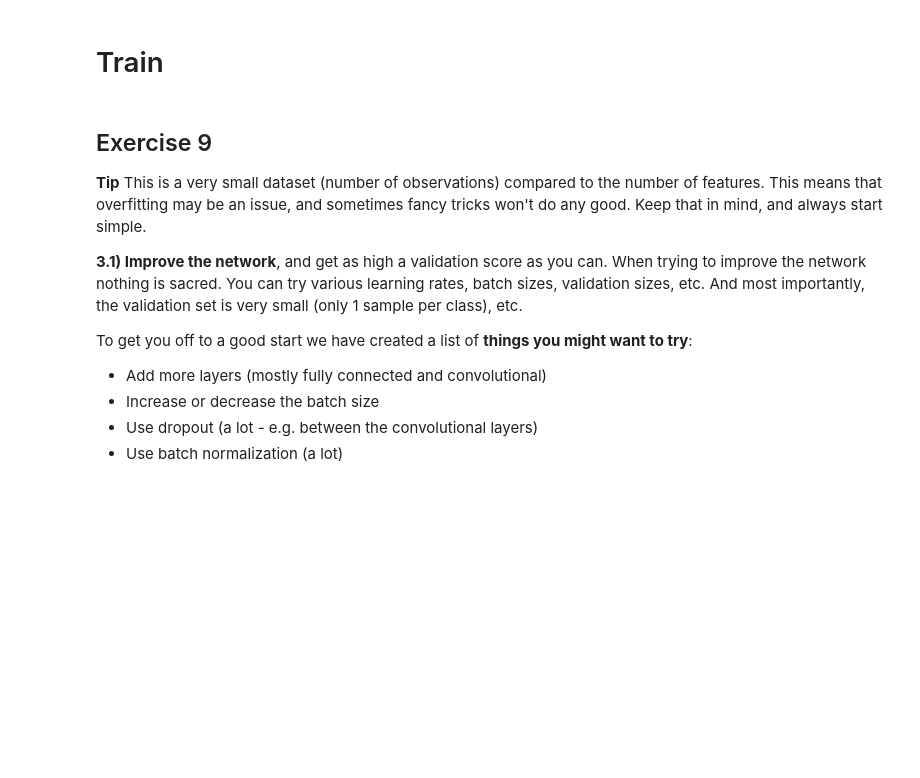
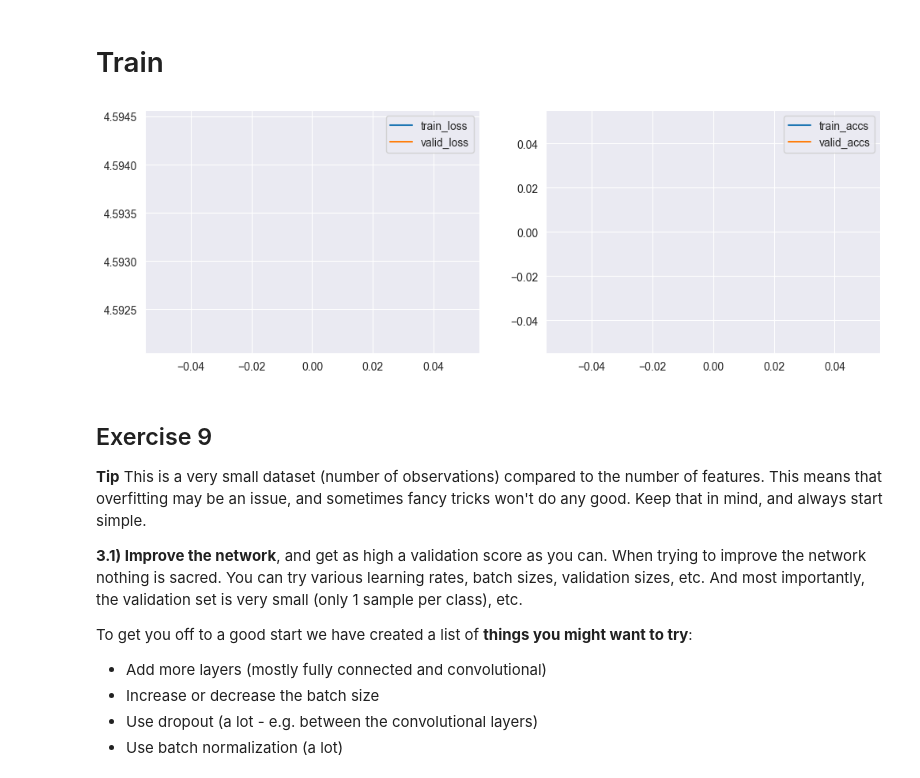
Before and after one commit to FabianScott/02456-deep-learning-with-PyTorch, a Jupyter notebook: 6_Mini_Project/6.1-EXE-Kaggle-Leaf-Challenge.ipynb, the cells around one changed output. Drawn from its saved outputs; the diff is of its cells as text; code cells hidden in the pictures; blank space fills up the shorter version.

```diff
--- a/6_Mini_Project/6.1-EXE-Kaggle-Leaf-Challenge.ipynb
+++ b/6_Mini_Project/6.1-EXE-Kaggle-Leaf-Challenge.ipynb
@@ -355,8 +337,8 @@ In the above cell the data is loaded, reshaped and stored as an object. If you w
 #     pickle.dump(data, f)
 # %%
-# # Load the data from a pickle file
-# with open(drive_path + '/data.pickle', 'rb') as f:
-#     data = pickle.load(f)
+# Load the data from a pickle file
+with open(path + 'data.pickle', 'rb') as f:
+    data = pickle.load(f)
 # %% [markdown]
 ## Batch Generator
 
@@ -374,7 +356,7 @@ Choose a reasonable batch size the `batch_size = ?` parameter below, and note yo
   * Training speed is decreased when using a larger batch size as there are fewer gradient steps
   I have chosen 128 as a batch size as a compromise between as these features**
 # %%
-batch_size = 128
+batch_size = 99
 dummy_batch_gen = data_utils.batch_generator(data, batch_size=batch_size, num_classes=NUM_CLASSES, num_iterations=5e3, seed=42)
 train_batch = next(dummy_batch_gen.gen_train())
 valid_batch, i = next(dummy_batch_gen.gen_valid())
@@ -432,7 +414,7 @@ import torch.optim as optim
 from torch.nn import Linear, GRU, Conv2d, Dropout, MaxPool2d, BatchNorm1d
 from torch.nn.functional import relu, elu, relu6, sigmoid, tanh, softmax
 # %%
-use_cuda = torch.cuda.is_available()
+use_cuda = False#torch.cuda.is_available()
 print("Running GPU.") if use_cuda else print("No GPU available.")
 
 
@@ -545,7 +544,7 @@ Net(
 8.1) Since this is a classification task we will use the cross-entropy loss. Define the cross-entropy loss as the loss function in the code below.
 # %%
 LEARNING_RATE = 0.001
-criterion = nn.CrossEntropyLoss          # <-- Your code here.
+criterion = nn.CrossEntropyLoss()          # <-- Your code here.
 
 # weight_decay is equal to L2 regularization
 optimizer = optim.Adam(net.parameters(), lr=LEARNING_RATE)
@@ -599,7 +605,7 @@ eval_every = 100
 
 # Function to get label
 def get_labels(batch):
-    return get_variable(Variable(torch.from_numpy(batch['ts']).long()))
+    return get_variable(Variable(torch.from_numpy(batch['ts']).float()))
 
 # Function to get input
 def get_input(batch):
@@ -635,8 +641,9 @@ for i, batch_train in enumerate(batch_gen.gen_train()):
         for batch_valid, num in batch_gen.gen_valid():
             output = net(**get_input(batch_valid))
             labels_argmax = torch.max(get_labels(batch_valid), 1)[1]
-            val_losses += criterion(output['out'], labels_argmax) * num
-            val_accs += accuracy(output['out'], labels_argmax) * num
+            # labels_argmax = torch.tensor(labels_argmax, dtype=torch.float)
+            val_losses += criterion(torch.tensor(output['out'], dtype=torch.float), labels_argmax) * num
+            val_accs += accuracy(torch.tensor(output['out'],dtype=torch.float), labels_argmax) * num
             val_lengths += num
 
         # Divide by the total accumulated batch sizes
@@ -652,33 +659,35 @@ for i, batch_train in enumerate(batch_gen.gen_train()):
     output = net(**get_input(batch_train))
     labels_argmax = torch.max(get_labels(batch_train), 1)[1]
     batch_loss = criterion(output['out'], labels_argmax)
 
     train_iter.append(i)
     train_loss.append(float(get_numpy(batch_loss)))
     train_accs.append(float(get_numpy(accuracy(output['out'], labels_argmax))))
 
     optimizer.zero_grad()
     batch_loss.backward()
     optimizer.step()
 
     # Log i figure
     if i % log_every == 0:
         fig = plt.figure(figsize=(12,4))
         plt.subplot(1, 2, 1)
         plt.plot(train_iter, train_loss, label='train_loss')
         plt.plot(valid_iter, valid_loss, label='valid_loss')
         plt.legend()
 
         plt.subplot(1, 2, 2)
         plt.plot(train_iter, train_accs, label='train_accs')
         plt.plot(valid_iter, valid_accs, label='valid_accs')
         plt.legend()
         plt.show()
         clear_output(wait=True)
 #         print("Train, it: {} loss: {:.2f} accs: {:.2f}".format(i, train_loss[-1], train_accs[-1]))
 
     if max_iter < i:
         break
+# %% [output]
+[figure, added]
 # %% [markdown]
 ## Exercise 9
 
```
Also changed, not shown: parts of 14 cells of this notebook, 3 other files.
